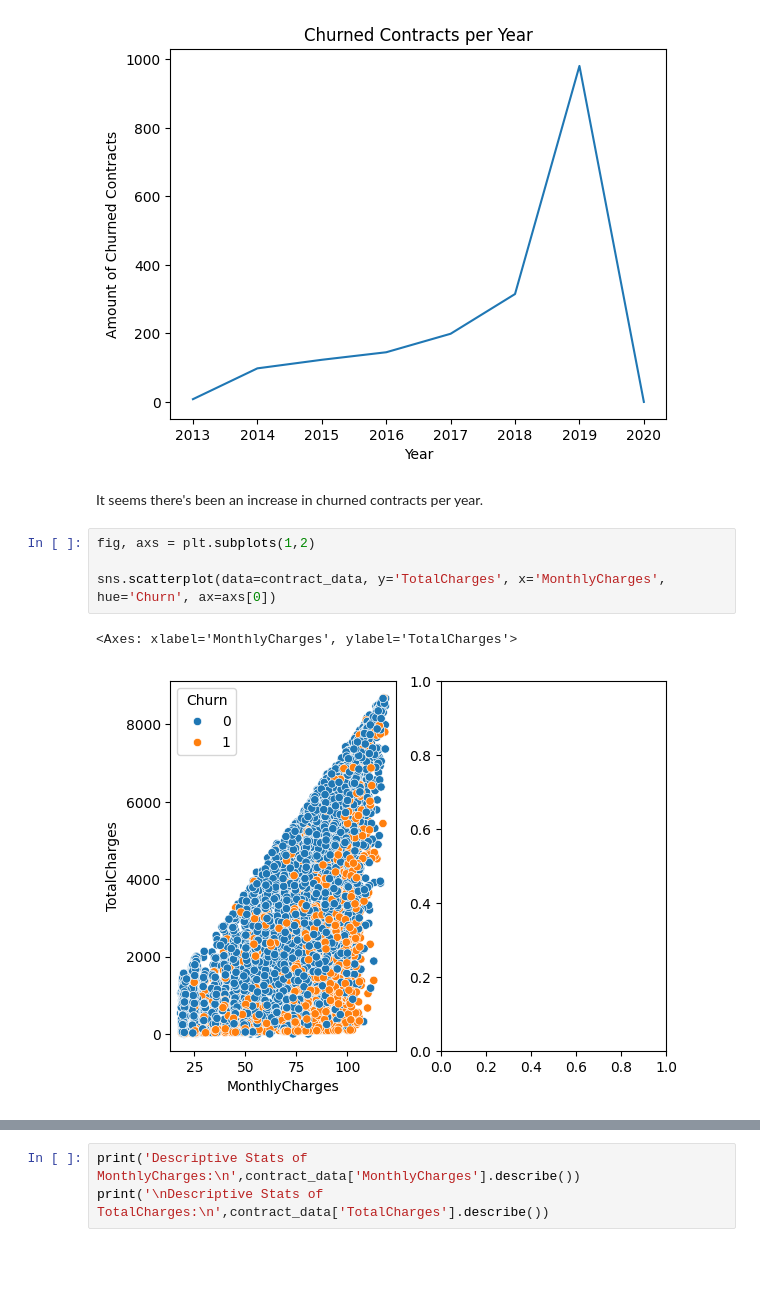
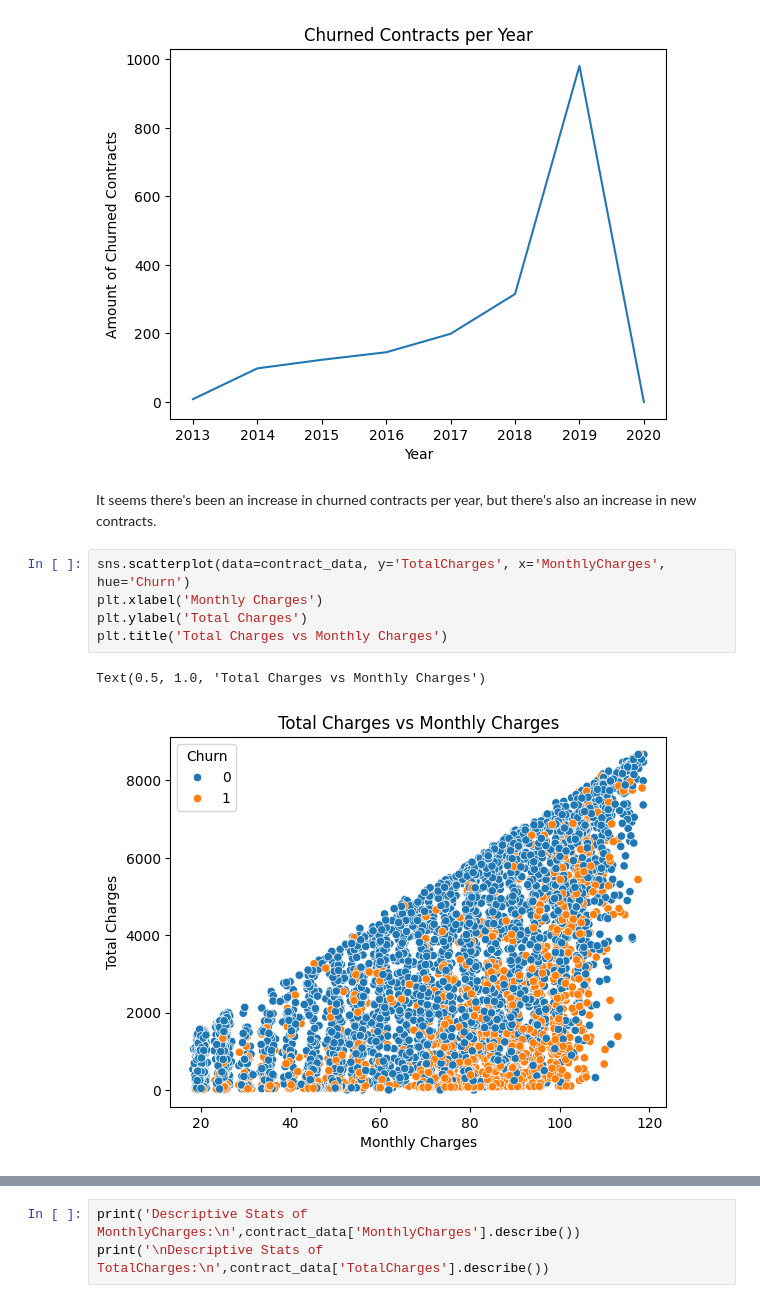
Before and after one commit to MrDonBromo/Telecom-Churn-Prediction, a Jupyter notebook: Final Project.ipynb, the cells around one changed output, grey strips where cells are left out. Drawn from its saved outputs; the diff is of its cells as text; blank space fills up the shorter version.

```diff
--- a/Final Project.ipynb
+++ b/Final Project.ipynb
@@ -494,11 +508,12 @@ plt.title('Churned Contracts per Year')
 Text(0.5, 1.0, 'Churned Contracts per Year')
 [figure]
 # %% [markdown]
-It seems there's been an increase in churned contracts per year.
+It seems there's been an increase in churned contracts per year, but there's also an increase in new contracts.
-# %%
-fig, axs = plt.subplots(1,2)
-
-sns.scatterplot(data=contract_data, y='TotalCharges', x='MonthlyCharges', hue='Churn', ax=axs[0])
-# %% [output]
-<Axes: xlabel='MonthlyCharges', ylabel='TotalCharges'>
-[figure, removed]
+# %%
+sns.scatterplot(data=contract_data, y='TotalCharges', x='MonthlyCharges', hue='Churn')
+plt.xlabel('Monthly Charges')
+plt.ylabel('Total Charges')
+plt.title('Total Charges vs Monthly Charges')
+# %% [output]
+Text(0.5, 1.0, 'Total Charges vs Monthly Charges')
+[figure, added]
```
Also changed, not shown: parts of 12 cells of this notebook.
